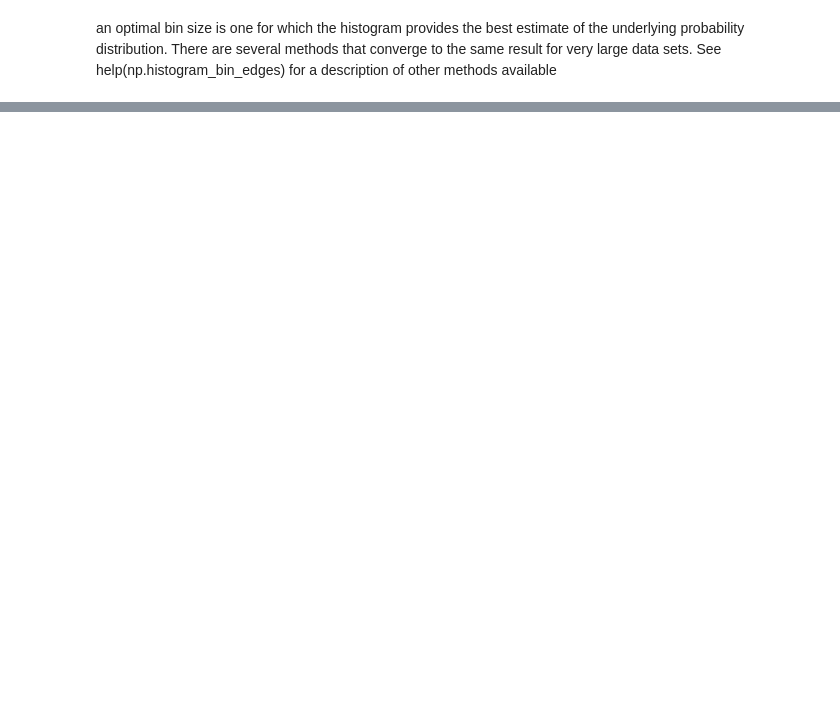
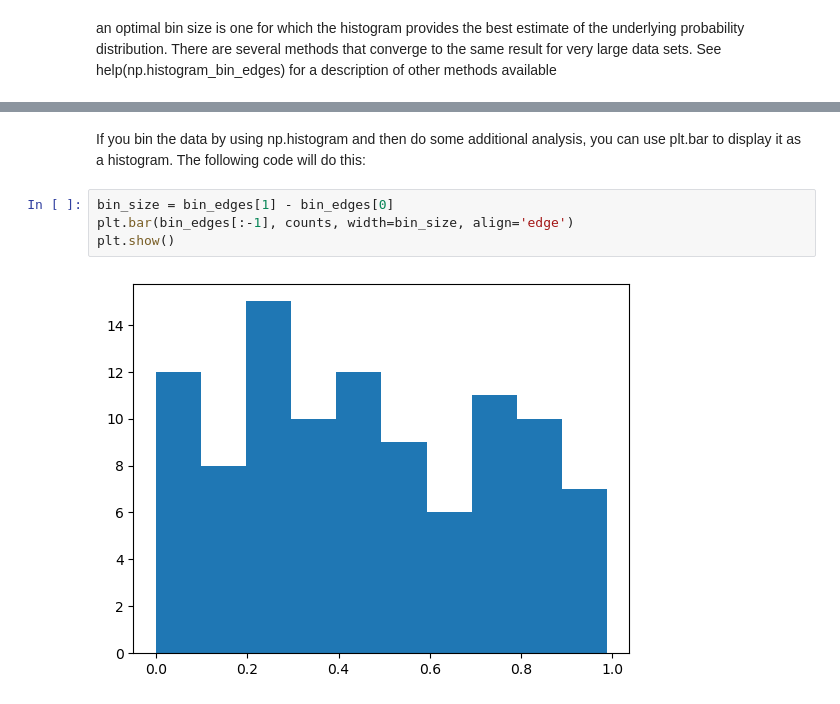
Before and after one commit to e-d-p-9/Physical-Modeling-with-Python, a Jupyter notebook: Ch6/ch6-notes.ipynb, the cells around one changed output, grey strips where cells are left out. Drawn from its saved outputs; the diff is of its cells as text; blank space fills up the shorter version.

```diff
--- a/Ch6/ch6-notes.ipynb
+++ b/Ch6/ch6-notes.ipynb
@@ -586,0 +594,8 @@ SyntaxError: invalid syntax (<ipython-input-39-f273e09f0799>, line 1)
+# %% [markdown]
+If you bin the data by using np.histogram and then do some additional analysis, you can use plt.bar to display it as a histogram.  The following code will do this:
+# %%
+bin_size = bin_edges[1] - bin_edges[0]
+plt.bar(bin_edges[:-1], counts, width=bin_size, align='edge')
+plt.show()
+# %% [output]
+[figure, added]
```
Also changed, not shown: parts of 17 cells of this notebook.
